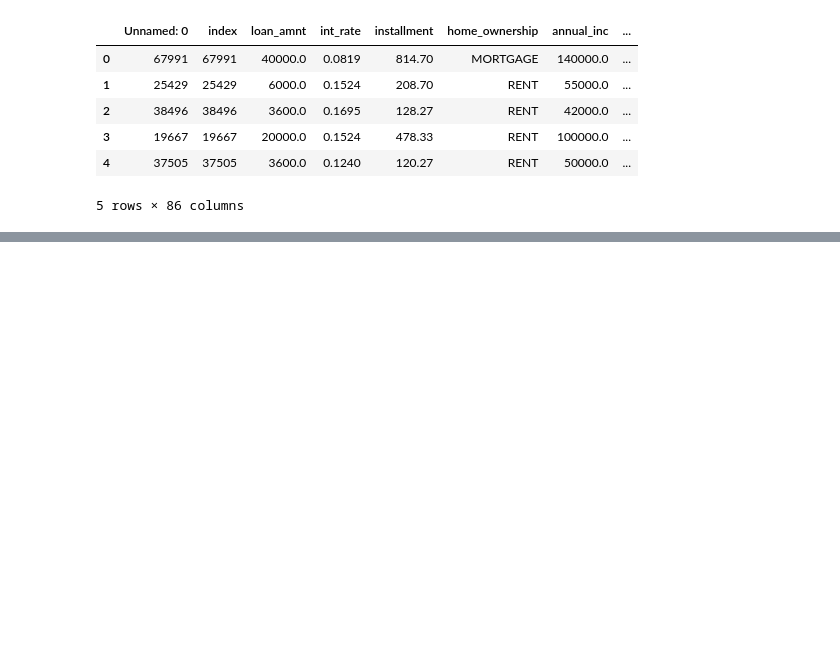
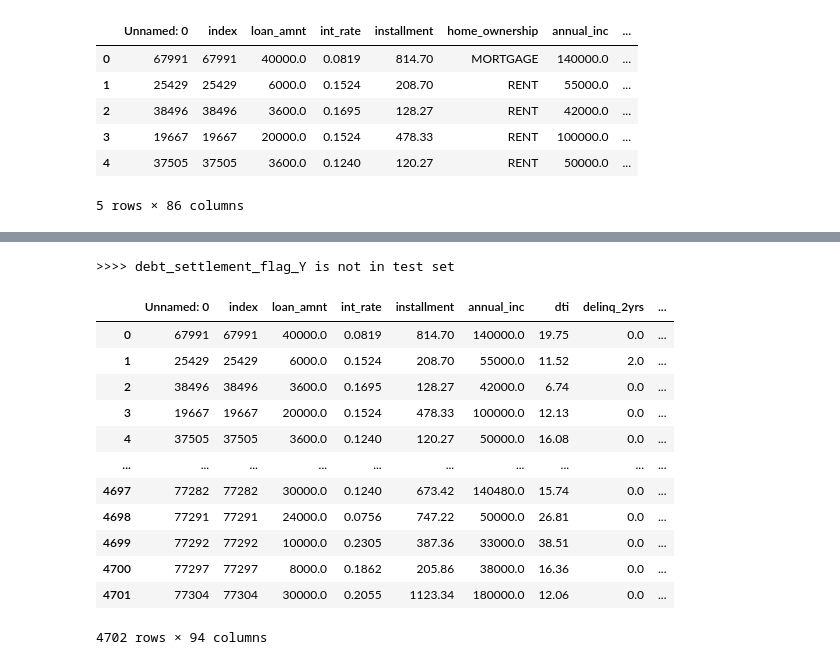
Before and after one commit to i-am-phoenix/Credit_Risc_Prediction--Supervied_ML, a Jupyter notebook: Credit Risk Evaluator.ipynb, the cells around one changed output, grey strips where cells are left out. Cells and saved outputs as stored; diff of their text form; code cells hidden in the pictures; blank space fills up the shorter version.

Commit message:
Performed training and testing data pre-processing: 1) converted categorical to numerical columns using .get_dummies() function, 2) used Label endcoder to transform target variable

```diff
--- a/Credit Risk Evaluator.ipynb
+++ b/Credit Risk Evaluator.ipynb
@@ -82,0 +73,10 @@ memory usage: 3.1+ MB
+# %%
+# Converting categorical data to numeric and separating target feature for testing data
+# Excluding 'loan_status' from the testing dataset as a target variable
+X_test = test_df.drop('loan_status',axis=1)
+y_test = test_df['loan_status']
+
+# Using .get_dummy() to convert categorical data to numeric
+X_test_dummy = pd.get_dummies(X_test)
+y_test_label = LabelEncoder().fit_transform(y_test)
+X_test_dummy.head()
@@ -83,5 +91,32 @@ memory usage: 3.1+ MB
+# %%
+# Testing if after transformation, same number of features (with same names) are presents
+# in both training and testing datasets
+for cname in X_train_dummy.columns:
+    if cname in X_test_dummy.columns:
+        # print("     " + cname + "is in both train & test sets")
+        cname
+    else :
+        print(">>>> " + cname + " is not in test set")
+# %% [output]
+>>>> debt_settlement_flag_Y is not in test set
 # %%
-# add missing dummy variables to testing set
+# adding missing dummy variables to testing set. adding column 'debt_settlement_flag_Y' and assigning values in it to 0
+X_test_dummy['debt_settlement_flag_Y'] = 0
+X_test_dummy
+# %% [output]
+|  | Unnamed: 0 | index | loan_amnt | int_rate | installment | annual_inc | dti | delinq_2yrs | ... |
+| 0 | 67991 | 67991 | 40000.0 | 0.0819 | 814.70 | 140000.0 | 19.75 | 0.0 | ... |
+| 1 | 25429 | 25429 | 6000.0 | 0.1524 | 208.70 | 55000.0 | 11.52 | 2.0 | ... |
+| 2 | 38496 | 38496 | 3600.0 | 0.1695 | 128.27 | 42000.0 | 6.74 | 0.0 | ... |
+| 3 | 19667 | 19667 | 20000.0 | 0.1524 | 478.33 | 100000.0 | 12.13 | 0.0 | ... |
+| 4 | 37505 | 37505 | 3600.0 | 0.1240 | 120.27 | 50000.0 | 16.08 | 0.0 | ... |
+| ... | ... | ... | ... | ... | ... | ... | ... | ... | ... |
+| 4697 | 77282 | 77282 | 30000.0 | 0.1240 | 673.42 | 140480.0 | 15.74 | 0.0 | ... |
+| 4698 | 77291 | 77291 | 24000.0 | 0.0756 | 747.22 | 50000.0 | 26.81 | 0.0 | ... |
+| 4699 | 77292 | 77292 | 10000.0 | 0.2305 | 387.36 | 33000.0 | 38.51 | 0.0 | ... |
+| 4700 | 77297 | 77297 | 8000.0 | 0.1862 | 205.86 | 38000.0 | 16.36 | 0.0 | ... |
+| 4701 | 77304 | 77304 | 30000.0 | 0.2055 | 1123.34 | 180000.0 | 12.06 | 0.0 | ... |
+4702 rows × 94 columns
 # %%
 # Train the Logistic Regression model on the unscaled data and print the model score
 # %%
```
Also changed, not shown: parts of 6 cells of this notebook.
